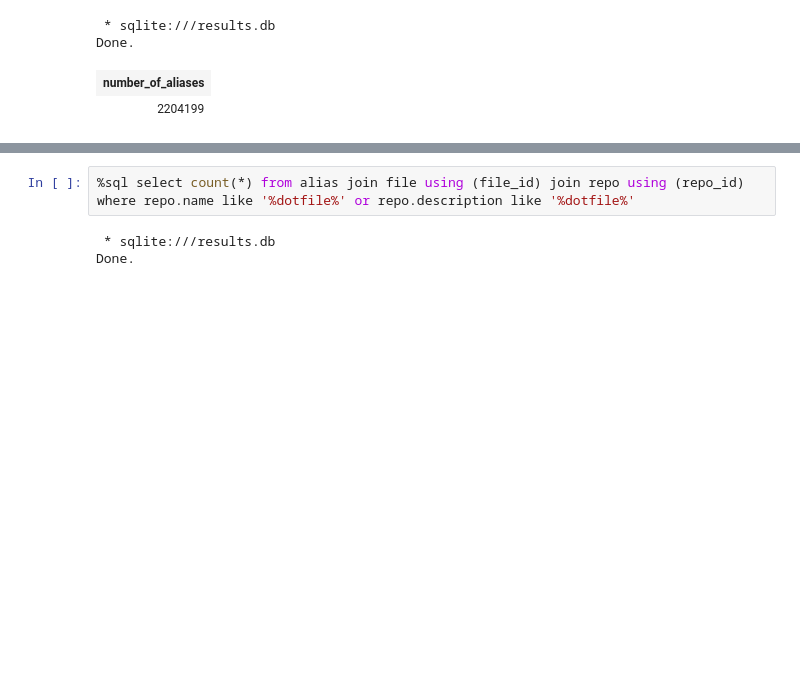
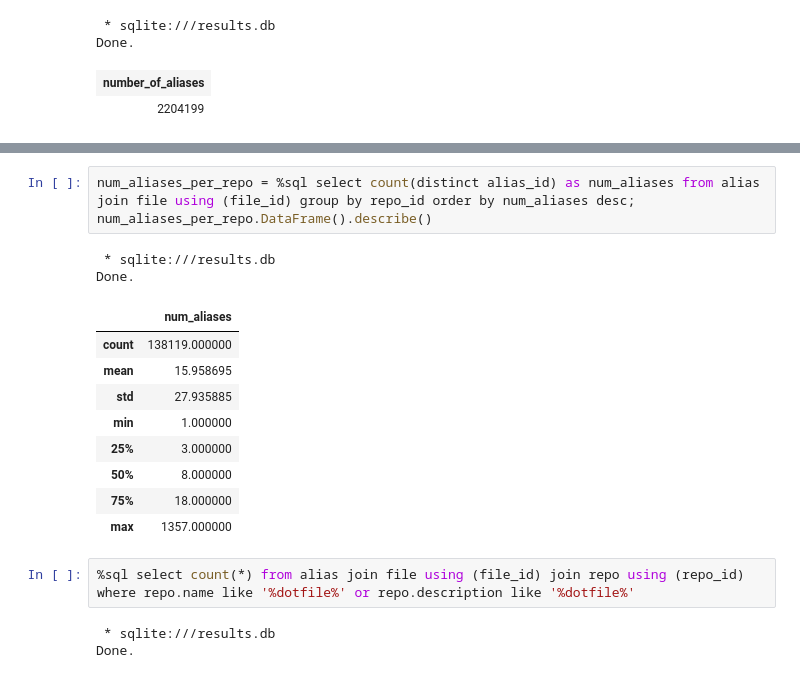
Before and after one commit to ipa-lab/shell-alias-analysis, a Jupyter notebook: notebooks/dataset.ipynb, the cells around one changed output, grey strips where cells are left out. Cells and saved outputs as stored; diff of their text form; blank space fills up the shorter version.

```diff
--- a/notebooks/dataset.ipynb
+++ b/notebooks/dataset.ipynb
@@ -252,3 +275,18 @@ print(file_dist.DataFrame().to_latex(index=False,escape=False,column_format='rrl
+# %%
+num_aliases_per_repo = %sql select count(distinct alias_id) as num_aliases from alias join file using (file_id) group by repo_id order by num_aliases desc;
+num_aliases_per_repo.DataFrame().describe()
+# %% [output]
+ * sqlite:///results.db
+Done.
+|  | num_aliases |
+| count | 138119.000000 |
+| mean | 15.958695 |
+| std | 27.935885 |
+| min | 1.000000 |
+| 25% | 3.000000 |
+| 50% | 8.000000 |
+| 75% | 18.000000 |
+| max | 1357.000000 |
 # %%
 %sql select count(*) from alias join file using (file_id) join repo using (repo_id) where repo.name like '%dotfile%' or repo.description like '%dotfile%'
 # %% [output]
```
Also changed, not shown: parts of 14 cells of this notebook, 4 other files.
